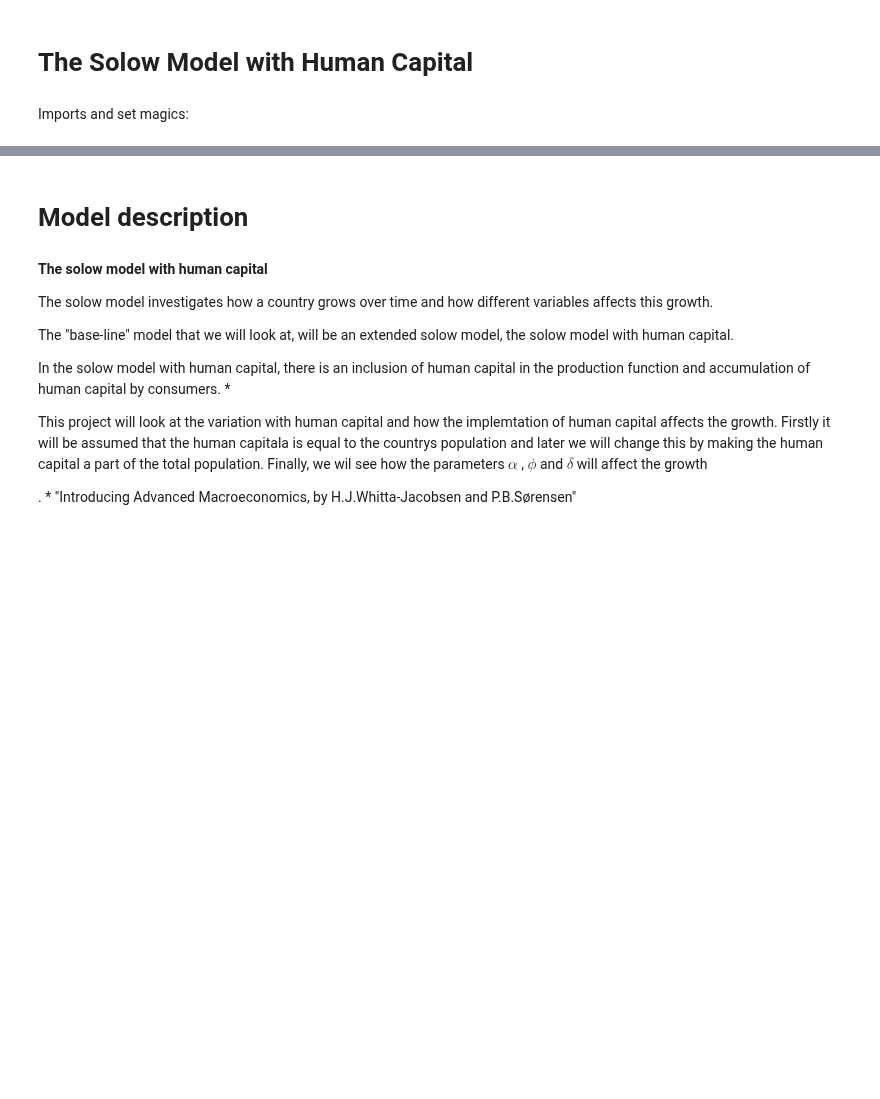
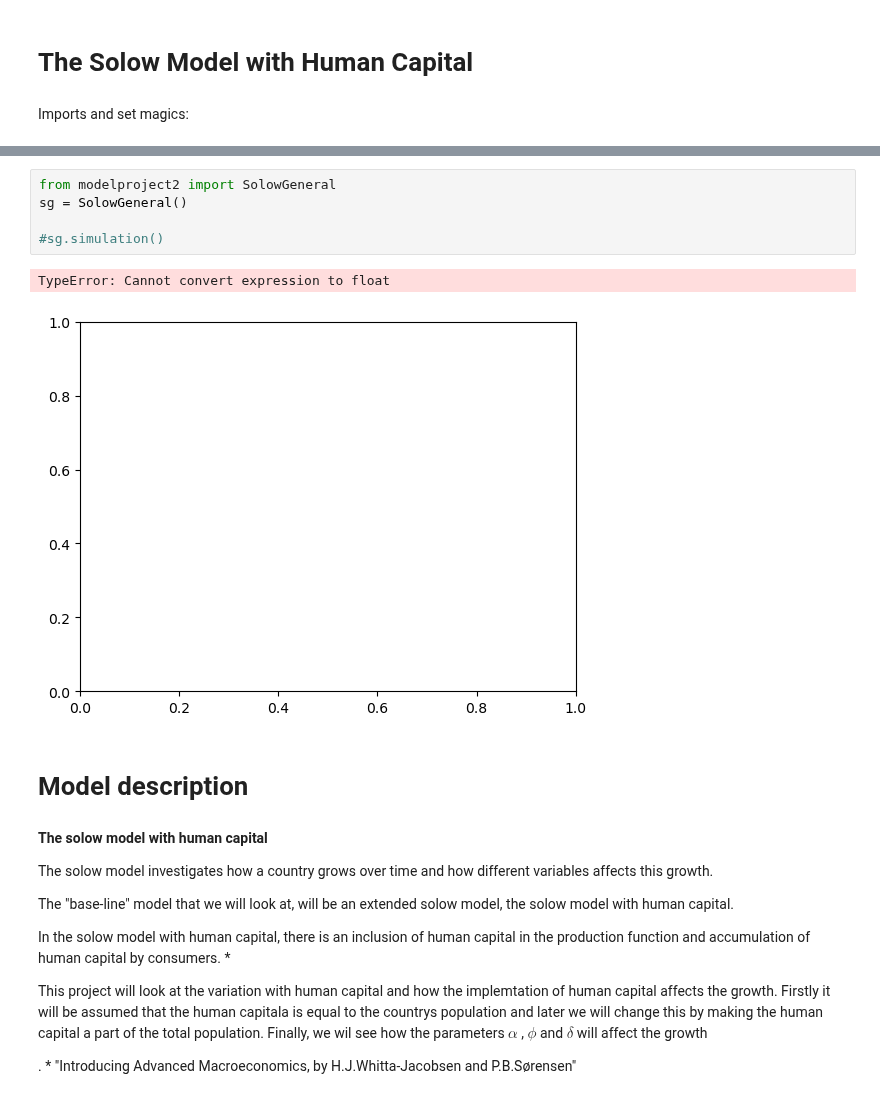
Before and after one commit to NumEconCopenhagen/projects-2023-jt, a Jupyter notebook: modelproject/modelproject2.ipynb, the cells around one changed output, grey strips where cells are left out. Saved outputs shown, nothing was run; the diff lists cells and outputs as text; blank space fills up the shorter version.

```diff
--- a/modelproject/modelproject2.ipynb
+++ b/modelproject/modelproject2.ipynb
@@ -27,3 +31,11 @@ The autoreload extension is already loaded. To reload it, use:
+# %%
+from modelproject2 import SolowGeneral
+sg = SolowGeneral()
+
+#sg.simulation()
+# %% [output]
+TypeError: Cannot convert expression to float
+[figure, added]
 # %% [markdown]
 # Model description
 # %% [markdown]
```
Also changed, not shown: parts of 2 cells of this notebook, 2 other files.
